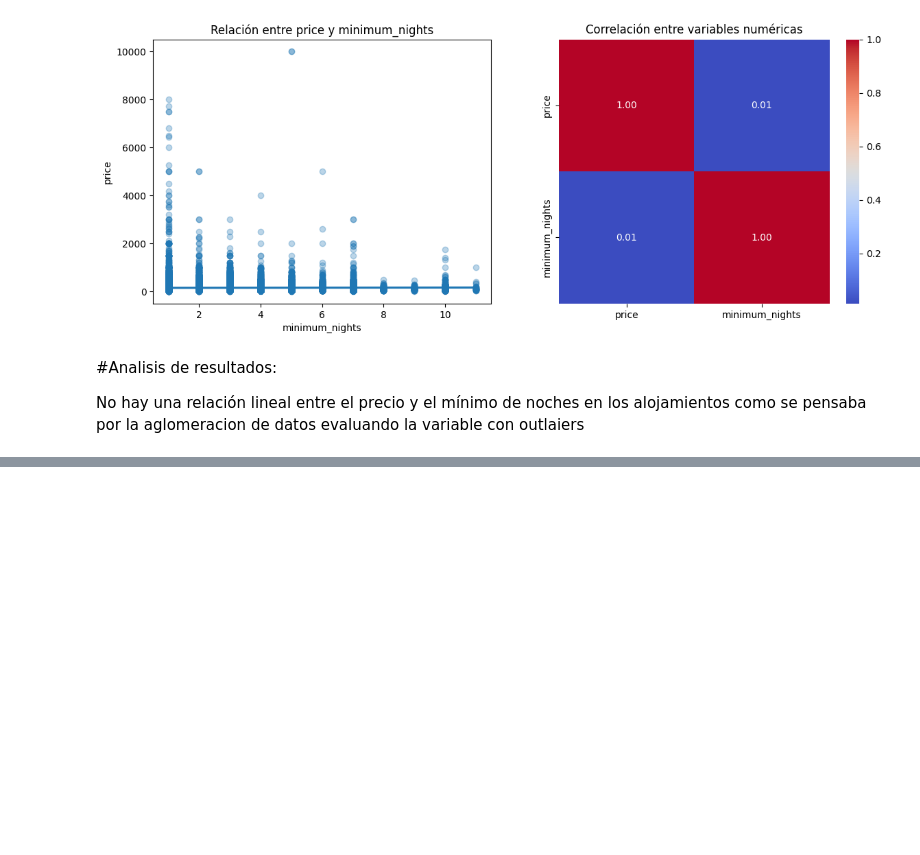
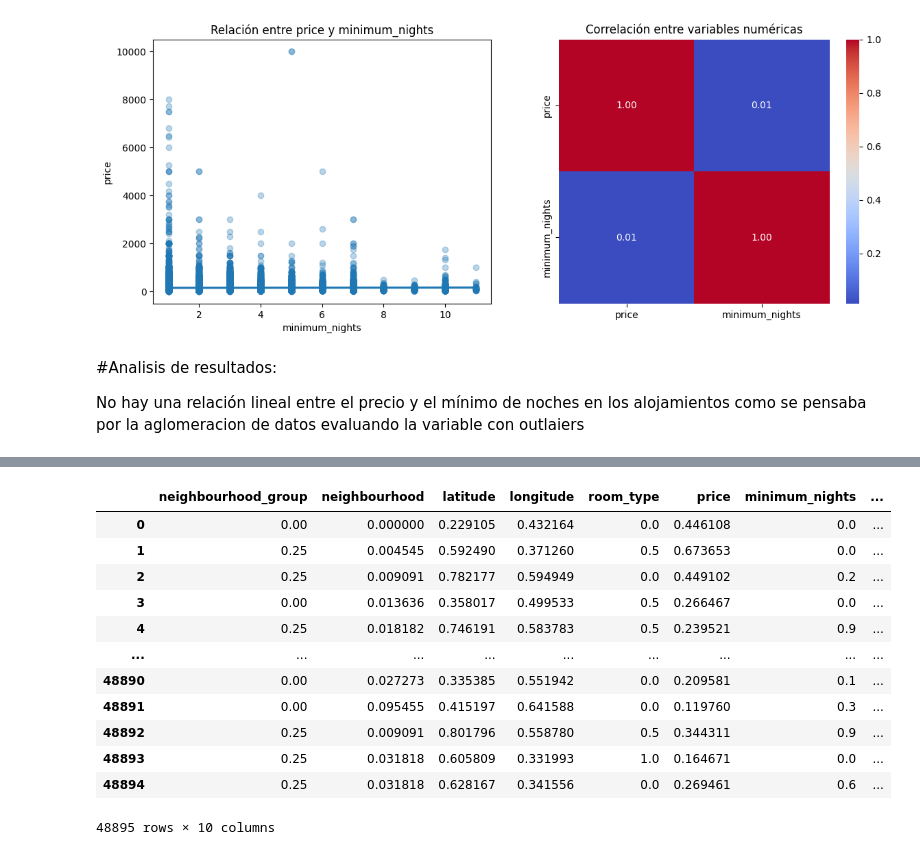
Before and after one commit to 4GeeksAcademy/ingenieropg80.machine-learning-phyton, a Jupyter notebook: src/explore.ipynb, the cells around one changed output, grey strips where cells are left out. Cells and saved outputs as stored; diff of their text form; code cells hidden in the pictures; blank space fills up the shorter version.

```diff
--- a/src/explore.ipynb
+++ b/src/explore.ipynb
@@ -470,0 +767,25 @@ hACER DATASET CON Y SIN OUTLIER
+# %%
+# MIN / MAX Factorizados
+
+# Inicializar el scaler
+scaler = MinMaxScaler()
+
+# 3. Escalar factorized_data_frame
+factorized_data_frame_minmax = pd.DataFrame(
+    scaler.fit_transform(factorized_data_frame),
+    columns=factorized_data_frame.columns,
+    index=factorized_data_frame.index
+)
+
+# 4. Escalar factorized_data_frame_no_outliers
+factorized_data_frame_no_outliers_minmax = pd.DataFrame(
+    scaler.fit_transform(factorized_data_frame_no_outliers),
+    columns=factorized_data_frame_no_outliers.columns,
+    index=factorized_data_frame_no_outliers.index
+)
+
+print("factorized_data_frame_minmax:")
+print(factorized_data_frame_minmax)
+
+print("\nfactorized_data_frame_no_outliers_minmax:")
+print(factorized_data_frame_no_outliers_minmax)
@@ -470,0 +810,32 @@ hACER DATASET CON Y SIN OUTLIER
+# %%
+#DATASETS
+total_data # dataset con outlaier
+total_data_no_outlaiers #dataset sin outlaier
+factorized_data_frame # dataset total_data factorizado con outlaiers
+factorized_data_frame_no_outliers # dataset total_data factorizado sin outlaiers
+# Dataset train / test con outlaier
+# Dataset train / test sin outlaier
+# Dataset train / test factorizado con outlaier
+# Dataset train / test factorizado sin outlaier
+total_data_scaled # dataset con outlaiers escalado
+total_data_no_outlaiers_scaled # dataset sin outlaiers escalado
+factorized_data_frame_scaled # dataset factorizado con outlaiers escalado
+factorized_data_frame_no_outliers_scaled # dataset factorizado sin outlaiers escalado
+total_data_minmax # dataset con outlaiers min / max
+total_data_no_outlaiers_minmax # dataset sin outlaiers min / max
+factorized_data_frame_minmax # dataset factorizado con outlaiers min / Max
+factorized_data_frame_no_outliers_minmax # dataset factorizado sin outlaiers min / Max
+# %% [output]
+|  | neighbourhood_group | neighbourhood | latitude | longitude | room_type | price | minimum_nights | ... |
+| 0 | 0.00 | 0.000000 | 0.229105 | 0.432164 | 0.0 | 0.446108 | 0.0 | ... |
+| 1 | 0.25 | 0.004545 | 0.592490 | 0.371260 | 0.5 | 0.673653 | 0.0 | ... |
+| 2 | 0.25 | 0.009091 | 0.782177 | 0.594949 | 0.0 | 0.449102 | 0.2 | ... |
+| 3 | 0.00 | 0.013636 | 0.358017 | 0.499533 | 0.5 | 0.266467 | 0.0 | ... |
+| 4 | 0.25 | 0.018182 | 0.746191 | 0.583783 | 0.5 | 0.239521 | 0.9 | ... |
+| ... | ... | ... | ... | ... | ... | ... | ... | ... |
+| 48890 | 0.00 | 0.027273 | 0.335385 | 0.551942 | 0.0 | 0.209581 | 0.1 | ... |
+| 48891 | 0.00 | 0.095455 | 0.415197 | 0.641588 | 0.0 | 0.119760 | 0.3 | ... |
+| 48892 | 0.25 | 0.009091 | 0.801796 | 0.558780 | 0.5 | 0.344311 | 0.9 | ... |
+| 48893 | 0.25 | 0.031818 | 0.605809 | 0.331993 | 1.0 | 0.164671 | 0.0 | ... |
+| 48894 | 0.25 | 0.031818 | 0.628167 | 0.341556 | 0.0 | 0.269461 | 0.6 | ... |
+48895 rows × 10 columns
```
Also changed, not shown: parts of 24 cells of this notebook, 2 other files.
